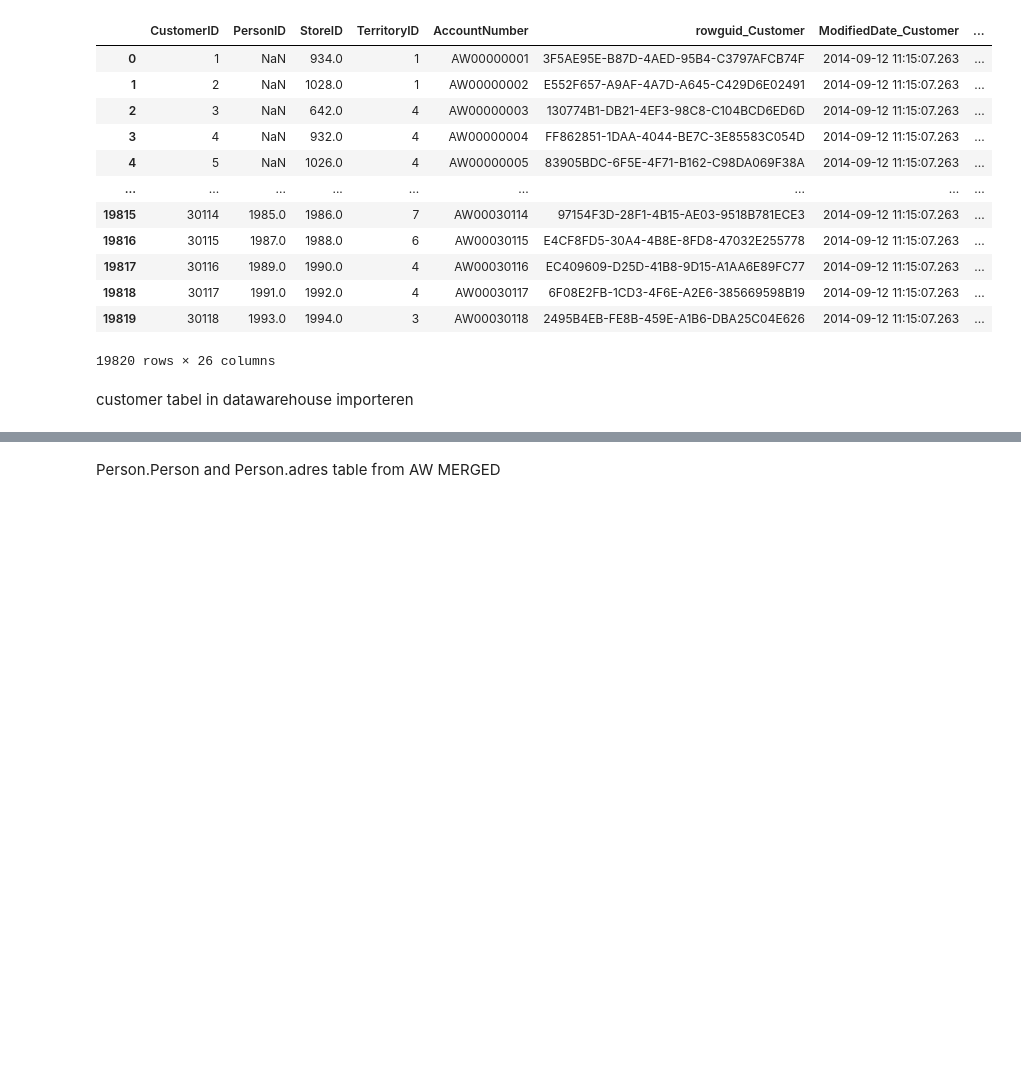
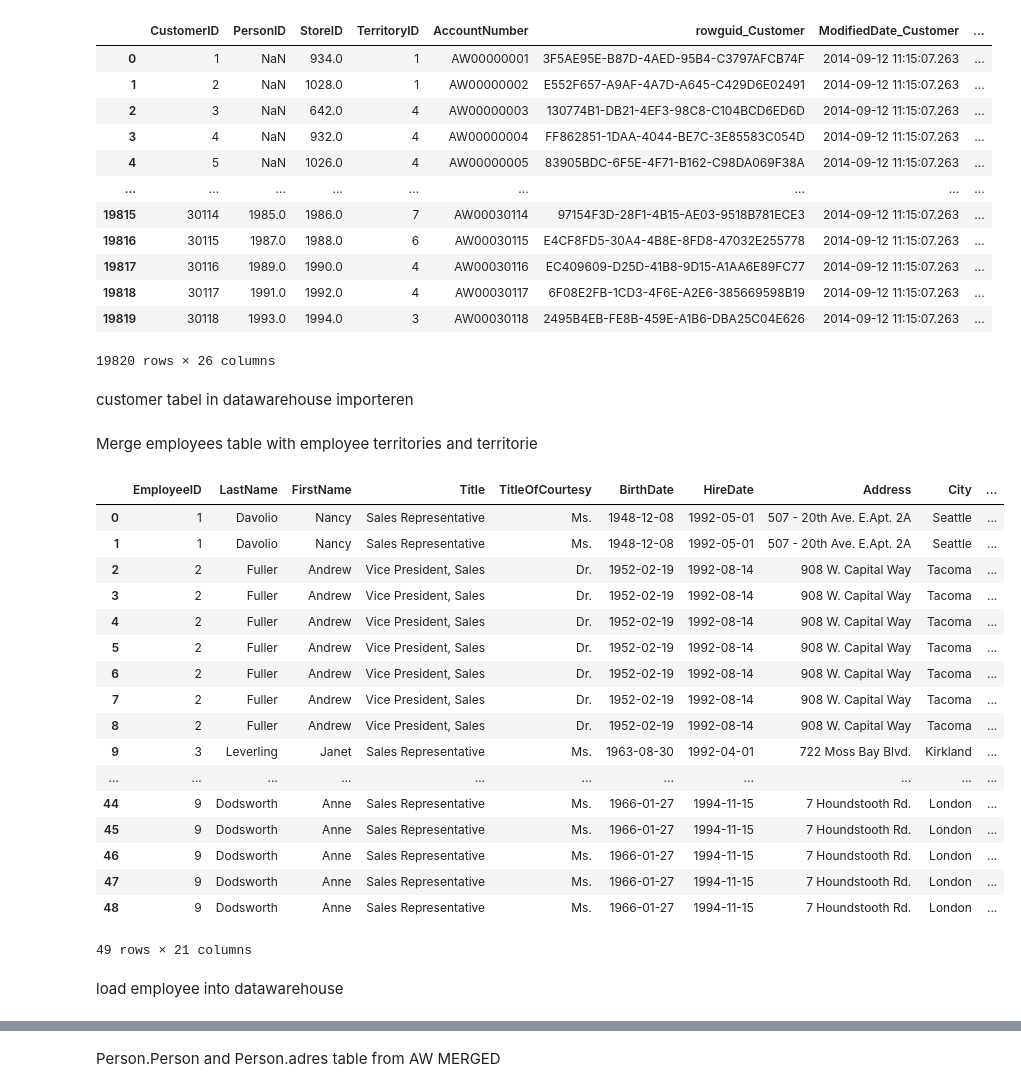
Before and after one commit to DiegoIEC/deds_project, a Jupyter notebook: ProductMerged.ipynb, the cells around one changed output, grey strips where cells are left out. Cells and saved outputs as stored; diff of their text form; code cells hidden in the pictures; blank space fills up the shorter version.

```diff
--- a/ProductMerged.ipynb
+++ b/ProductMerged.ipynb
@@ -411,0 +412,44 @@ insert_into_final_merged_customers(finalMergedCUstomers_df, export_conn)
+# %% [markdown]
+Merge employees table with employee territories and territorie
+# %%
+queryEmployees = "SELECT * FROM Employees"
+
+# Execute the query and load data into a Pandas DataFrame
+employeesNW_df = pd.read_sql(queryEmployees, DB_NW_conn)
+
+queryTerritory= "SELECT * FROM EmployeeTerritories"
+territoryNW_DF= pd.read_sql(queryTerritory, DB_NW_conn)
+
+queryEndTErritory= "SELECT * FROM Territories"
+FinalTerritory_df= pd.read_sql(queryEndTErritory, DB_NW_conn)
+
+
+# employees_df = pd.read_sql_query("SELECT * FROM Employees", DB_NW_conn)
+# employee_territories_df = pd.read_sql_query("SELECT * FROM EmployeeTerritories", DB_NW_conn)
+# territories_df = pd.read_sql_query("SELECT * FROM Territories", DB_NW_conn)
+
+merged_df = employeesNW_df.merge(territoryNW_DF, on='EmployeeID')
+merged_df = merged_df.merge(FinalTerritory_df, on='TerritoryID')
+
+merged_df
+# %% [output]
+|  | EmployeeID | LastName | FirstName | Title | TitleOfCourtesy | BirthDate | HireDate | Address | City | ... |
+| 0 | 1 | Davolio | Nancy | Sales Representative | Ms. | 1948-12-08 | 1992-05-01 | 507 - 20th Ave. E.Apt. 2A | Seattle | ... |
+| 1 | 1 | Davolio | Nancy | Sales Representative | Ms. | 1948-12-08 | 1992-05-01 | 507 - 20th Ave. E.Apt. 2A | Seattle | ... |
+| 2 | 2 | Fuller | Andrew | Vice President, Sales | Dr. | 1952-02-19 | 1992-08-14 | 908 W. Capital Way | Tacoma | ... |
+| 3 | 2 | Fuller | Andrew | Vice President, Sales | Dr. | 1952-02-19 | 1992-08-14 | 908 W. Capital Way | Tacoma | ... |
+| 4 | 2 | Fuller | Andrew | Vice President, Sales | Dr. | 1952-02-19 | 1992-08-14 | 908 W. Capital Way | Tacoma | ... |
+| 5 | 2 | Fuller | Andrew | Vice President, Sales | Dr. | 1952-02-19 | 1992-08-14 | 908 W. Capital Way | Tacoma | ... |
+| 6 | 2 | Fuller | Andrew | Vice President, Sales | Dr. | 1952-02-19 | 1992-08-14 | 908 W. Capital Way | Tacoma | ... |
+| 7 | 2 | Fuller | Andrew | Vice President, Sales | Dr. | 1952-02-19 | 1992-08-14 | 908 W. Capital Way | Tacoma | ... |
+| 8 | 2 | Fuller | Andrew | Vice President, Sales | Dr. | 1952-02-19 | 1992-08-14 | 908 W. Capital Way | Tacoma | ... |
+| 9 | 3 | Leverling | Janet | Sales Representative | Ms. | 1963-08-30 | 1992-04-01 | 722 Moss Bay Blvd. | Kirkland | ... |
+| ... | ... | ... | ... | ... | ... | ... | ... | ... | ... | ... |
+| 44 | 9 | Dodsworth | Anne | Sales Representative | Ms. | 1966-01-27 | 1994-11-15 | 7 Houndstooth Rd. | London | ... |
+| 45 | 9 | Dodsworth | Anne | Sales Representative | Ms. | 1966-01-27 | 1994-11-15 | 7 Houndstooth Rd. | London | ... |
+| 46 | 9 | Dodsworth | Anne | Sales Representative | Ms. | 1966-01-27 | 1994-11-15 | 7 Houndstooth Rd. | London | ... |
+| 47 | 9 | Dodsworth | Anne | Sales Representative | Ms. | 1966-01-27 | 1994-11-15 | 7 Houndstooth Rd. | London | ... |
+| 48 | 9 | Dodsworth | Anne | Sales Representative | Ms. | 1966-01-27 | 1994-11-15 | 7 Houndstooth Rd. | London | ... |
+49 rows × 21 columns
+# %% [markdown]
+load employee into datawarehouse
```
Also changed, not shown: parts of 3 cells of this notebook.
